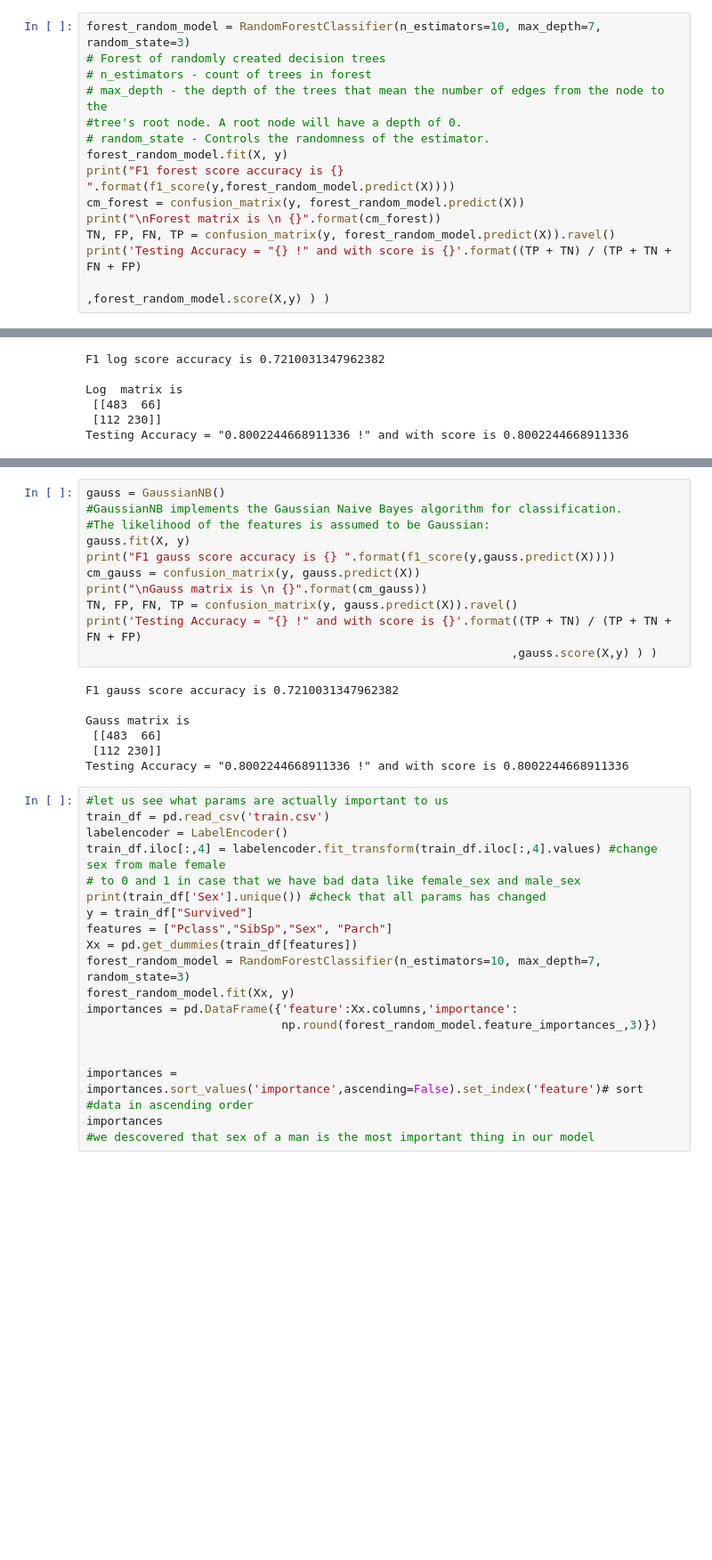
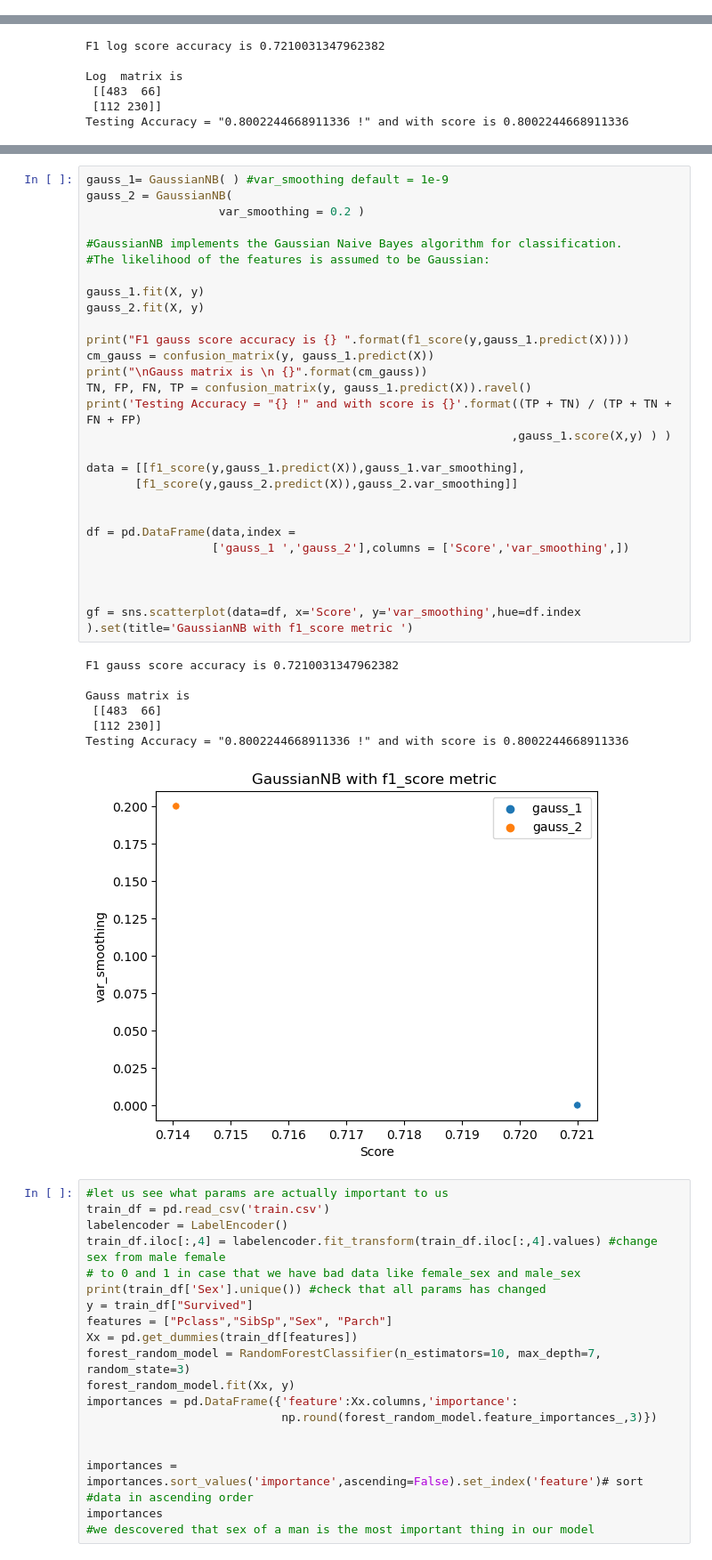
Before and after one commit to GrebnevRoman/ML_TITANIC_RESEARCH, a Jupyter notebook: ML_TITANIC_TASK.ipynb, the cells around one changed output, grey strips where cells are left out. Shown at 89% size. Saved outputs shown, nothing was run; the diff lists cells and outputs as text; blank space fills up the shorter version.

```diff
--- a/ML_TITANIC_TASK.ipynb
+++ b/ML_TITANIC_TASK.ipynb
@@ -52,17 +57,3 @@ y = train_df["Survived"]
 features = ["Pclass","SibSp","Sex","Parch"]
 X = pd.get_dummies(train_df[features])
 X_test = pd.get_dummies(test_df[features])
-# %%
-forest_random_model = RandomForestClassifier(n_estimators=10, max_depth=7, random_state=3)
-# Forest of randomly created decision trees
-# n_estimators - count of trees in forest
-# max_depth - the depth of the trees that mean the number of edges from the node to the
-#tree's root node. A root node will have a depth of 0.
-# random_state - Controls the randomness of the estimator.
-forest_random_model.fit(X, y)
-print("F1 forest score accuracy is {} ".format(f1_score(y,forest_random_model.predict(X))))
-cm_forest = confusion_matrix(y, forest_random_model.predict(X))
-print("\nForest matrix is \n {}".format(cm_forest))
-TN, FP, FN, TP = confusion_matrix(y, forest_random_model.predict(X)).ravel()
-print('Testing Accuracy = "{} !" and with score is {}'.format((TP + TN) / (TP + TN + FN + FP)
-                                                             ,forest_random_model.score(X,y) ) )
@@ -221,21 +374,39 @@ Testing Accuracy = "0.8002244668911336 !" and with score is 0.8002244668911336
 # %%
-gauss = GaussianNB()
+gauss_1= GaussianNB( ) #var_smoothing default = 1e-9
+gauss_2 = GaussianNB(
+                   var_smoothing = 0.2 )
+
 #GaussianNB implements the Gaussian Naive Bayes algorithm for classification.
 #The likelihood of the features is assumed to be Gaussian:
-gauss.fit(X, y)
-print("F1 gauss score accuracy is {} ".format(f1_score(y,gauss.predict(X))))
-cm_gauss = confusion_matrix(y, gauss.predict(X))
+
+gauss_1.fit(X, y)
+gauss_2.fit(X, y)
+
+print("F1 gauss score accuracy is {} ".format(f1_score(y,gauss_1.predict(X))))
+cm_gauss = confusion_matrix(y, gauss_1.predict(X))
 print("\nGauss matrix is \n {}".format(cm_gauss))
-TN, FP, FN, TP = confusion_matrix(y, gauss.predict(X)).ravel()
+TN, FP, FN, TP = confusion_matrix(y, gauss_1.predict(X)).ravel()
 print('Testing Accuracy = "{} !" and with score is {}'.format((TP + TN) / (TP + TN + FN + FP)
-                                                             ,gauss.score(X,y) ) )
+                                                             ,gauss_1.score(X,y) ) )
+
+data = [[f1_score(y,gauss_1.predict(X)),gauss_1.var_smoothing],
+       [f1_score(y,gauss_2.predict(X)),gauss_2.var_smoothing]]
+
+
+df = pd.DataFrame(data,index =
+                  ['gauss_1 ','gauss_2'],columns = ['Score','var_smoothing',])
+
+
+
+gf = sns.scatterplot(data=df, x='Score', y='var_smoothing',hue=df.index ).set(title='GaussianNB with f1_score metric ')
 # %% [output]
 F1 gauss score accuracy is 0.7210031347962382
 
 Gauss matrix is
  [[483  66]
  [112 230]]
 Testing Accuracy = "0.8002244668911336 !" and with score is 0.8002244668911336
+[figure, added]
 # %%
 #let us see what params are actually important to us
 train_df = pd.read_csv('train.csv')
```
Also changed, not shown: parts of 8 cells of this notebook.
